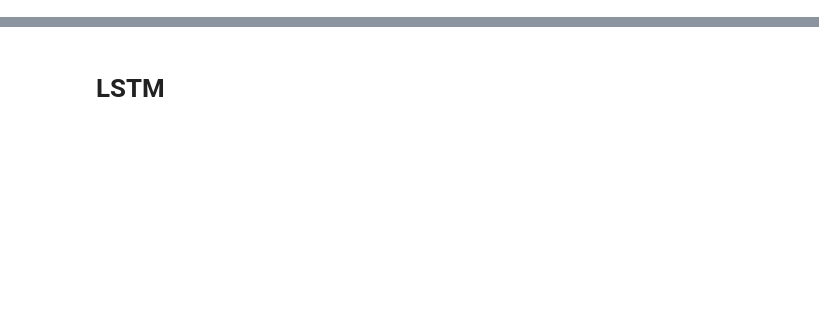
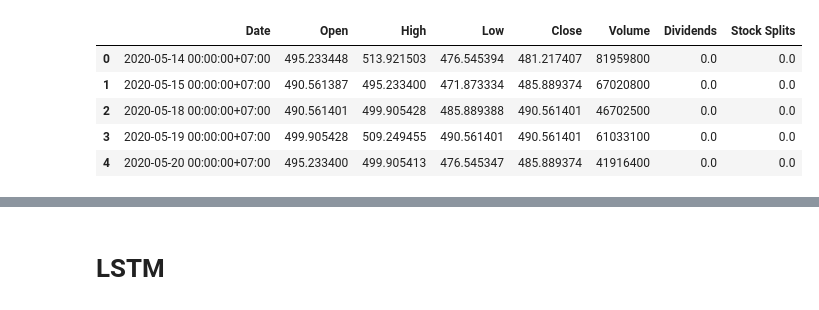
Before and after one commit to D9theCoder/Stock-Price-Prediction-Code, a Jupyter notebook: 2 Bot untuk Kaya.ipynb, the cells around one changed output, grey strips where cells are left out. Saved outputs shown, nothing was run; the diff lists cells and outputs as text; code cells hidden in the pictures; blank space fills up the shorter version.

```diff
--- a/2 Bot untuk Kaya.ipynb
+++ b/2 Bot untuk Kaya.ipynb
@@ -13,0 +18,9 @@ price_history = pd.read_csv(f'{ticker}_price_history.csv')
+# %%
+price_history.head()
+# %% [output]
+|  | Date | Open | High | Low | Close | Volume | Dividends | Stock Splits |
+| 0 | 2020-05-14 00:00:00+07:00 | 495.233448 | 513.921503 | 476.545394 | 481.217407 | 81959800 | 0.0 | 0.0 |
+| 1 | 2020-05-15 00:00:00+07:00 | 490.561387 | 495.233400 | 471.873334 | 485.889374 | 67020800 | 0.0 | 0.0 |
+| 2 | 2020-05-18 00:00:00+07:00 | 490.561401 | 499.905428 | 485.889388 | 490.561401 | 46702500 | 0.0 | 0.0 |
+| 3 | 2020-05-19 00:00:00+07:00 | 499.905428 | 509.249455 | 490.561401 | 490.561401 | 61033100 | 0.0 | 0.0 |
+| 4 | 2020-05-20 00:00:00+07:00 | 495.233400 | 499.905413 | 476.545347 | 485.889374 | 41916400 | 0.0 | 0.0 |
```
Also changed, not shown: parts of 17 cells of this notebook, 5 other files.
